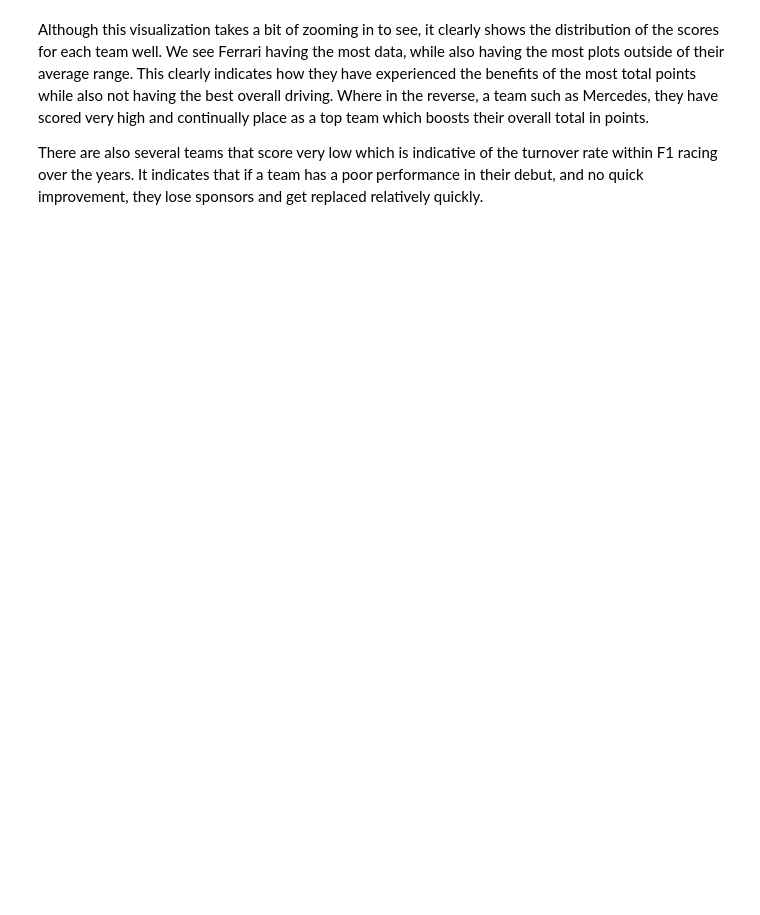
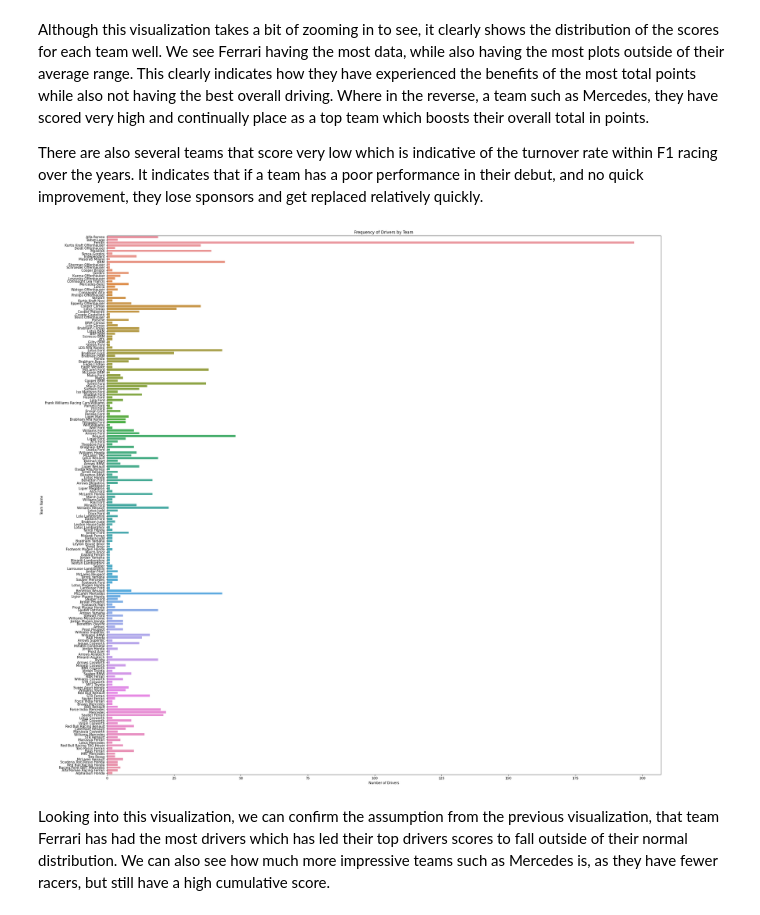
Before and after one commit to data301-2021-winter1/project-group12, a Jupyter notebook: notebooks/analysis3.ipynb, the cells around one changed output. Cells and saved outputs as stored; diff of their text form; code cells hidden in the pictures; blank space fills up the shorter version.

```diff
--- a/notebooks/analysis3.ipynb
+++ b/notebooks/analysis3.ipynb
@@ -208,3 +209,11 @@ b.figure.set_size_inches(35, 35)
 Although this visualization takes a bit of zooming in to see, it clearly shows the distribution of the scores for each team well. We see Ferrari having the most data, while also having the most plots outside of their average range. This clearly indicates how they have experienced the benefits of the most total points while also not having the best overall driving. Where in the reverse, a team such as Mercedes, they have scored very high and continually place as a top team which boosts their overall total in points.
 
 There are also several teams that score very low which is indicative of the turnover rate within F1 racing over the years. It indicates that if a team has a poor performance in their debut, and no quick improvement, they lose sponsors and get replaced relatively quickly.
+# %%
+h = sns.countplot(y="Team", data=f1data)
+h.set(ylabel="Team Name", xlabel="Number of Drivers", title="Frequency of Drivers by Team")
+h.figure.set_size_inches(30,30)
+# %% [output]
+[figure, added]
+# %% [markdown]
+Looking into this visualization, we can confirm the assumption from the previous visualization, that team Ferrari has had the most drivers which has led their top drivers scores to fall outside of their normal distribution. We can also see how much more impressive teams such as Mercedes is, as they have fewer racers, but still have a high cumulative score.
```
Also changed, not shown: parts of 3 cells of this notebook, 1 other file.
